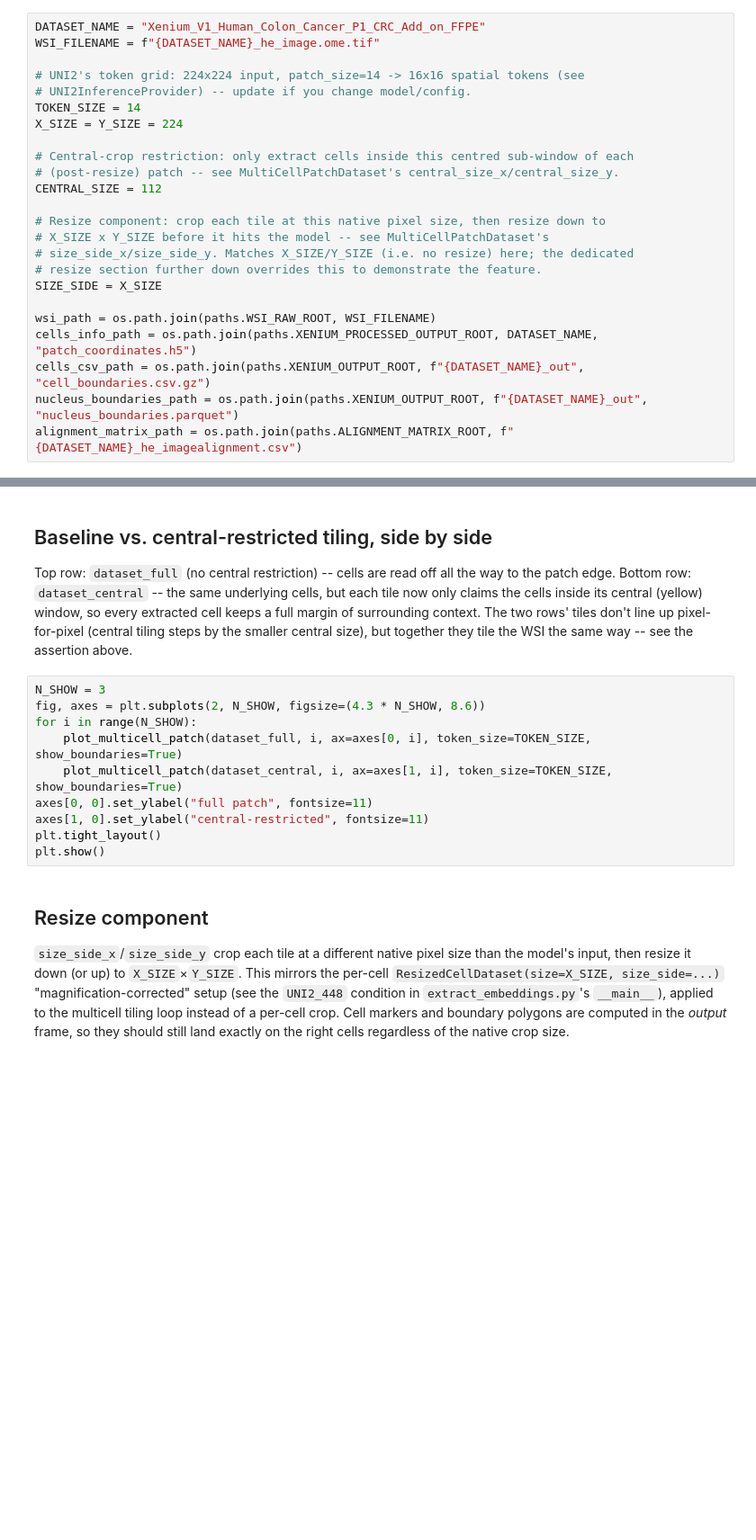
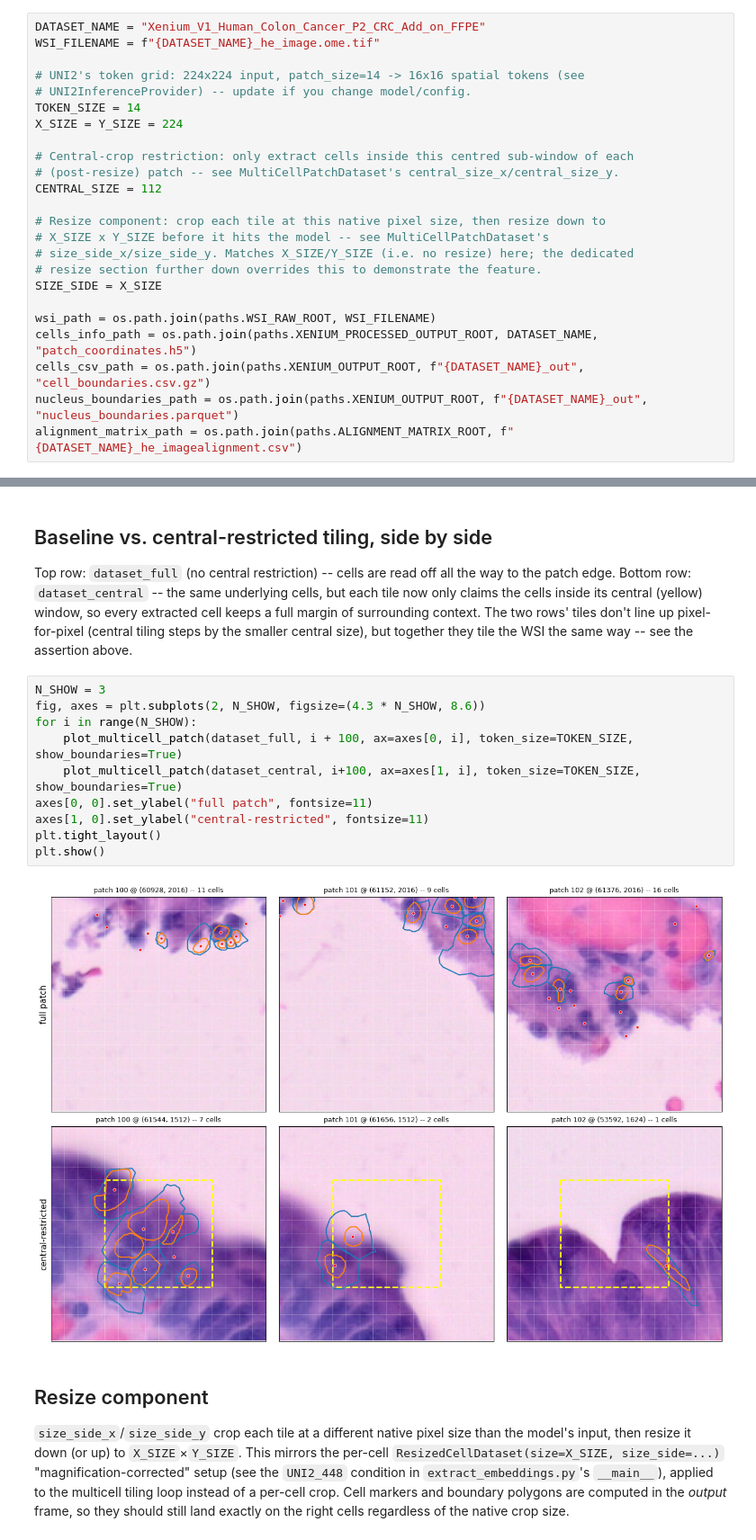
Before and after one commit to Aurelien-Cormoreche/sc-central-tokens-code, a Jupyter notebook: notebooks/visualize_multicell_dataset.ipynb, the cells around one changed output, grey strips where cells are left out. Shown at 90% size. Drawn from its saved outputs; the diff is of its cells as text; blank space fills up the shorter version.

```diff
--- a/notebooks/visualize_multicell_dataset.ipynb
+++ b/notebooks/visualize_multicell_dataset.ipynb
@@ -69,7 +69,7 @@ Xenium<->H&E alignment matrix, which today is only exercised for raw WSIs (see
 (or `CENTRAL_SIZE = X_SIZE`, `SIZE_SIDE = X_SIZE`) to fall back to the original
 "one non-overlapping `X_SIZE`×`Y_SIZE` tile per patch, no resize" behaviour.
 # %%
-DATASET_NAME = "Xenium_V1_Human_Colon_Cancer_P1_CRC_Add_on_FFPE"
+DATASET_NAME = "Xenium_V1_Human_Colon_Cancer_P2_CRC_Add_on_FFPE"
 WSI_FILENAME = f"{DATASET_NAME}_he_image.ome.tif"
 
 # UNI2's token grid: 224x224 input, patch_size=14 -> 16x16 spatial tokens (see
@@ -211,13 +218,15 @@ tile the WSI the same way -- see the assertion above.
 # %%
 N_SHOW = 3
 fig, axes = plt.subplots(2, N_SHOW, figsize=(4.3 * N_SHOW, 8.6))
 for i in range(N_SHOW):
-    plot_multicell_patch(dataset_full, i, ax=axes[0, i], token_size=TOKEN_SIZE, show_boundaries=True)
-    plot_multicell_patch(dataset_central, i, ax=axes[1, i], token_size=TOKEN_SIZE, show_boundaries=True)
+    plot_multicell_patch(dataset_full, i + 100, ax=axes[0, i], token_size=TOKEN_SIZE, show_boundaries=True)
+    plot_multicell_patch(dataset_central, i+100, ax=axes[1, i], token_size=TOKEN_SIZE, show_boundaries=True)
 axes[0, 0].set_ylabel("full patch", fontsize=11)
 axes[1, 0].set_ylabel("central-restricted", fontsize=11)
 plt.tight_layout()
 plt.show()
+# %% [output]
+[figure, added]
 # %% [markdown]
 ## Resize component
 
```
Also changed, not shown: parts of 4 cells of this notebook, 5 other files.
